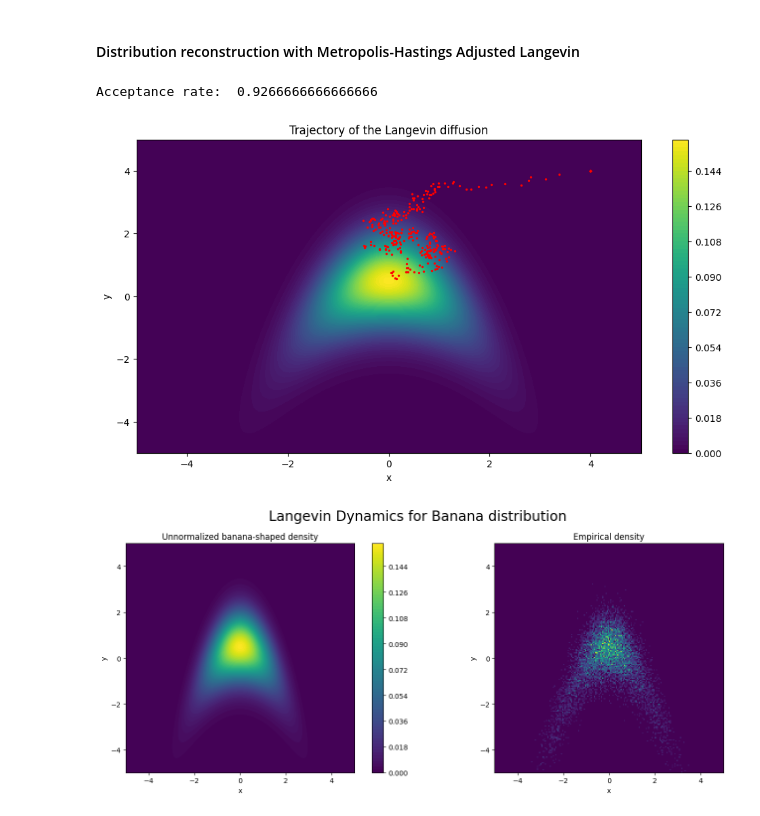
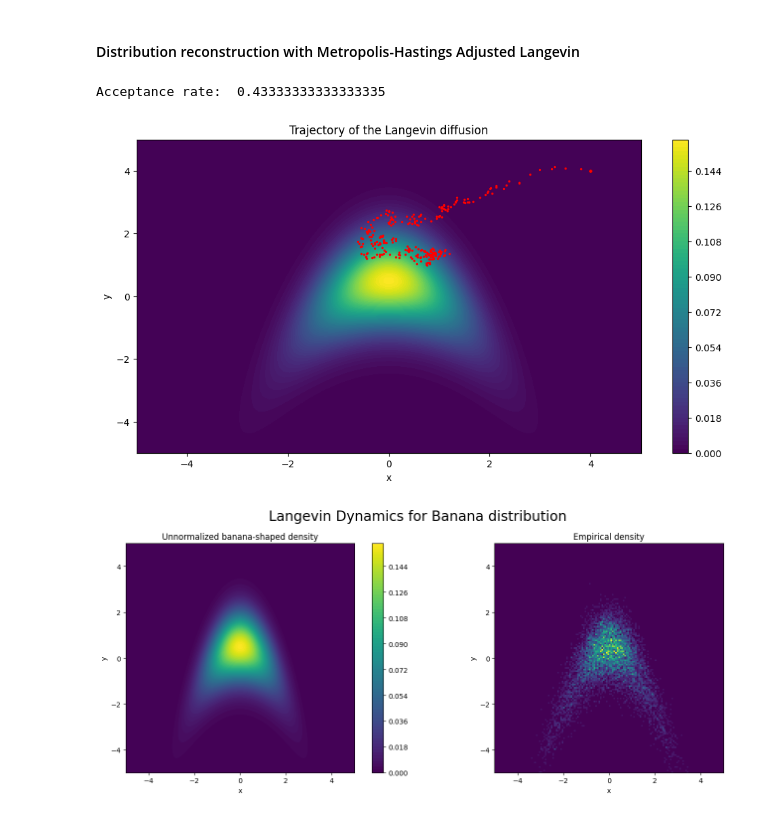
Before and after one commit to HalvardBariller/Score-based-generative-modeling-, a Jupyter notebook: notebooks/mcmc_sampling.ipynb, the cells around one changed output. Saved outputs shown, nothing was run; the diff lists cells and outputs as text; code cells hidden in the pictures.

```diff
--- a/notebooks/mcmc_sampling.ipynb
+++ b/notebooks/mcmc_sampling.ipynb
@@ -119,12 +116,12 @@ dynamics_plot.langevin_sampling_banana(banana_samples, mu_banana, sigma_banana,
 #### Distribution reconstruction with Metropolis-Hastings Adjusted Langevin
 # %%
 _, x_trajectory_mh_banana = langevin.mh_langevin_exact_scores(np.array([4,4]), scores.score_banana,
-                                                                                step, iterations, mu_banana, sigma_banana)
+                                                                                0.005, iterations*2, mu_banana, sigma_banana)
 
 dynamics_plot.langevin_trajectory_banana(x_trajectory_mh_banana, mu_banana, sigma_banana, b)
 # %% [output]
-Acceptance rate:  0.9266666666666666
+Acceptance rate:  0.43333333333333335
-[figure, old version]
+[figure, new version]
 # %%
 banana_samples_mh = langevin.mh_langevin_sampling(scores.score_banana, step,
                                                 iterations, n_samples, mu_banana, sigma_banana)
```
Also changed, not shown: parts of 3 cells of this notebook, 24 other files.
